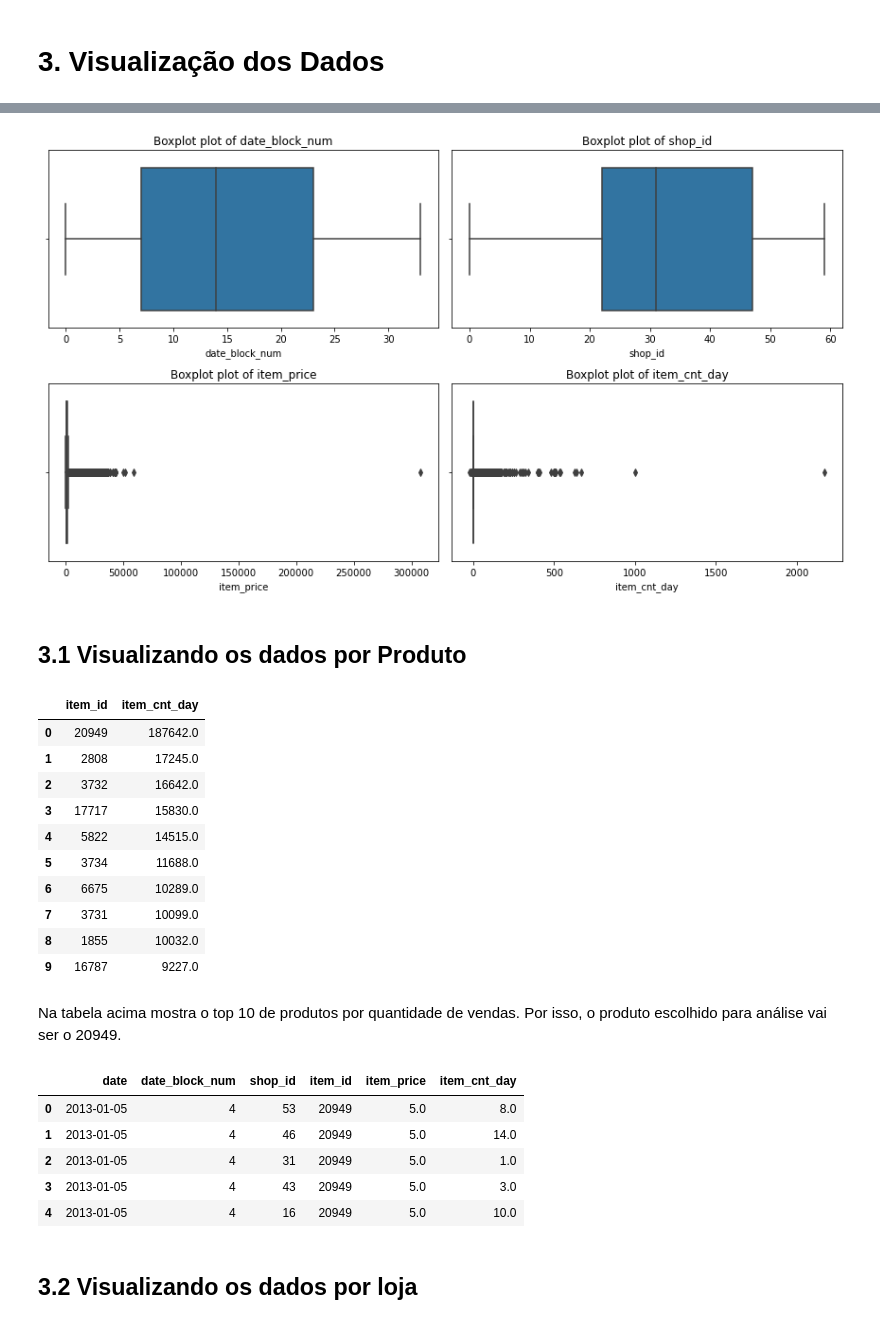
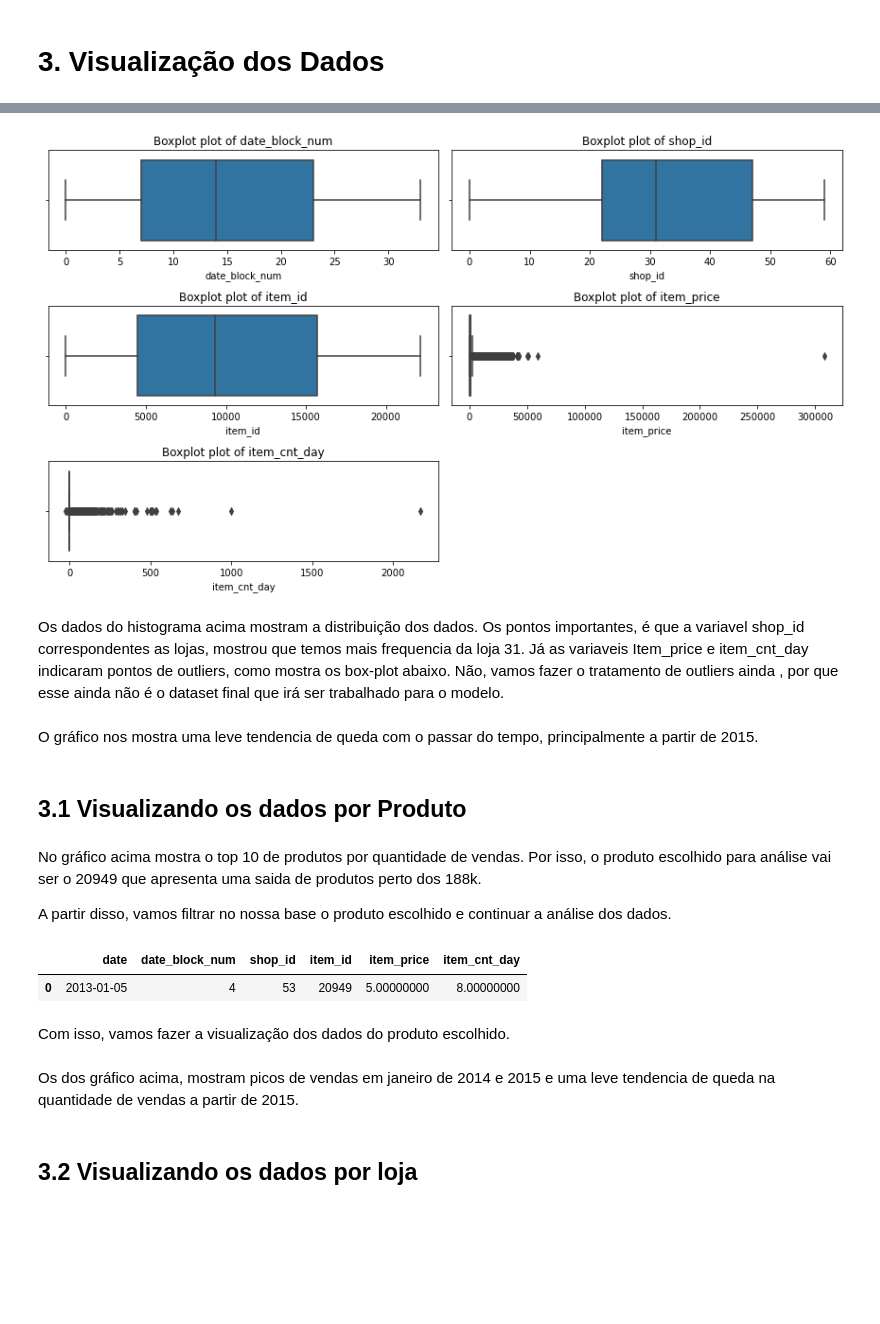
Before and after one commit to costadomar/sales_forecasting, a Jupyter notebook: analise_exploratoria.ipynb, the cells around one changed output, grey strips where cells are left out. Saved outputs shown, nothing was run; the diff lists cells and outputs as text; code cells hidden in the pictures; blank space fills up the shorter version.

```diff
--- a/analise_exploratoria.ipynb
+++ b/analise_exploratoria.ipynb
@@ -107,7 +107,6 @@ df_sales_train.describe().T
 # transformando a variavel date em datetime
 
 df_sales_train['date'] = df_sales_train['date'].astype('datetime64[ns]')
-df_sales_train['item_id'] = df_sales_train['item_id'].astype('object')
 # %% [markdown]
 Como o base de dados apresenta só 6 dados dulicados, vamos dropa-lo do datset para uma melhor análise.
 # %%
@@ -125,9 +142,9 @@ df_sales_train  = df_sales_train.sort_values(by= 'date', axis=0, ascending=True)
 lista = list(df_sales_train.select_dtypes(include='number').columns)
 # %%
-#plotando as variaveis numericas
+#plotando o histograma das variaveis numéricas
 plt.figure(figsize=(12,9))
 for i in range(len(lista)):
-  plt.subplot(2,2,i+1)
+  plt.subplot(3,2,i+1)
   sns.histplot(x=lista[i], bins=15,data=df_sales_train)
   plt.title('Distribution plot of {}'.format(lista[i]))
   plt.tight_layout()
@@ -136,9 +153,12 @@ for i in range(len(lista)):
 # %%
+# Plotando o box plot dos dados numéricos
 plt.figure(figsize=(12,7))
 for i in range(len(lista)):
-  plt.subplot(2,2,i+1)
+  plt.subplot(3,2,i+1)
   sns.boxplot(df_sales_train[lista[i]])
   plt.title('Boxplot plot of {}'.format(lista[i]))
   plt.tight_layout()
 # %% [output]
-[figure, old version]
+[figure, new version]
+# %% [markdown]
+Os dados do histograma acima mostram a distribuição dos dados. Os pontos importantes, é que a variavel shop_id correspondentes as lojas, mostrou que temos mais frequencia da loja 31. Já as variaveis Item_price e item_cnt_day indicaram pontos de outliers, como mostra os box-plot abaixo. Não, vamos fazer o tratamento de outliers ainda , por que esse ainda não é o dataset final que irá ser trabalhado para o modelo.
@@ -145,2 +168,4 @@ for i in range(len(lista)):
+# %% [markdown]
+O gráfico nos mostra uma leve tendencia de queda com o passar do tempo, principalmente a partir de 2015.
 # %% [markdown]
 ## 3.1 Visualizando os dados por Produto
@@ -159,17 +175,3 @@ item_top10 = pd.DataFrame(df_sales_train.groupby('item_id')['item_cnt_day'].sum(
                         .rename({'item_cnt_day': 'quantidade'}, axis='columns'))\
                         .sort_values(by = ['item_cnt_day'], ascending = False )\
                             .reset_index().head(10)
-# %%
-item_top10
-# %% [output]
-|  | item_id | item_cnt_day |
-| 0 | 20949 | 187642.0 |
-| 1 | 2808 | 17245.0 |
-| 2 | 3732 | 16642.0 |
-| 3 | 17717 | 15830.0 |
-| 4 | 5822 | 14515.0 |
-| 5 | 3734 | 11688.0 |
-| 6 | 6675 | 10289.0 |
-| 7 | 3731 | 10099.0 |
-| 8 | 1855 | 10032.0 |
-| 9 | 16787 | 9227.0 |
@@ -176,24 +190,26 @@ item_top10
 # %% [markdown]
-Na tabela acima mostra o top 10 de produtos por quantidade de vendas. Por isso, o produto escolhido para análise vai ser o 20949.
+No gráfico acima mostra o top 10 de produtos por quantidade de vendas. Por isso, o produto escolhido para análise vai ser o 20949 que apresenta uma saida de produtos perto dos 188k.
+
+A partir disso, vamos filtrar no nossa base o produto escolhido e continuar a análise dos dados.
 # %%
 #Filtrando o produto 20949 na base de dados
 
 Item_20949 = df_sales_train[df_sales_train['item_id'] == 20949].reset_index(drop= True)
 # %%
-Item_20949.head()
+Item_20949.head(1)
 # %% [output]
 |  | date | date_block_num | shop_id | item_id | item_price | item_cnt_day |
-| 0 | 2013-01-05 | 4 | 53 | 20949 | 5.0 | 8.0 |
-| 1 | 2013-01-05 | 4 | 46 | 20949 | 5.0 | 14.0 |
-| 2 | 2013-01-05 | 4 | 31 | 20949 | 5.0 | 1.0 |
-| 3 | 2013-01-05 | 4 | 43 | 20949 | 5.0 | 3.0 |
-| 4 | 2013-01-05 | 4 | 16 | 20949 | 5.0 | 10.0 |
+| 0 | 2013-01-05 | 4 | 53 | 20949 | 5.00000000 | 8.00000000 |
+# %% [markdown]
+Com isso, vamos fazer a visualização dos dados do produto escolhido.
 # %%
 figura = pd.DataFrame(Item_20949.groupby('date_block_num')['item_cnt_day'].sum()).reset_index()
 plot_line(figura,'date_block_num','item_cnt_day', 'Quantidade de vendas do Produto 20949 por mês')
 # %%
 figura = pd.DataFrame(Item_20949.groupby('date')['item_cnt_day'].sum()).reset_index()
 plot_line(figura,'date','item_cnt_day', 'Quantidade de vendas do Produto 20949 por dia')
+# %% [markdown]
+Os dos gráfico acima, mostram picos de vendas em janeiro de 2014 e 2015 e uma leve tendencia de queda na quantidade de vendas a partir de 2015.
 # %% [markdown]
 ## 3.2 Visualizando os dados por loja
 # %% [markdown]
```
Also changed, not shown: parts of 40 cells of this notebook.
